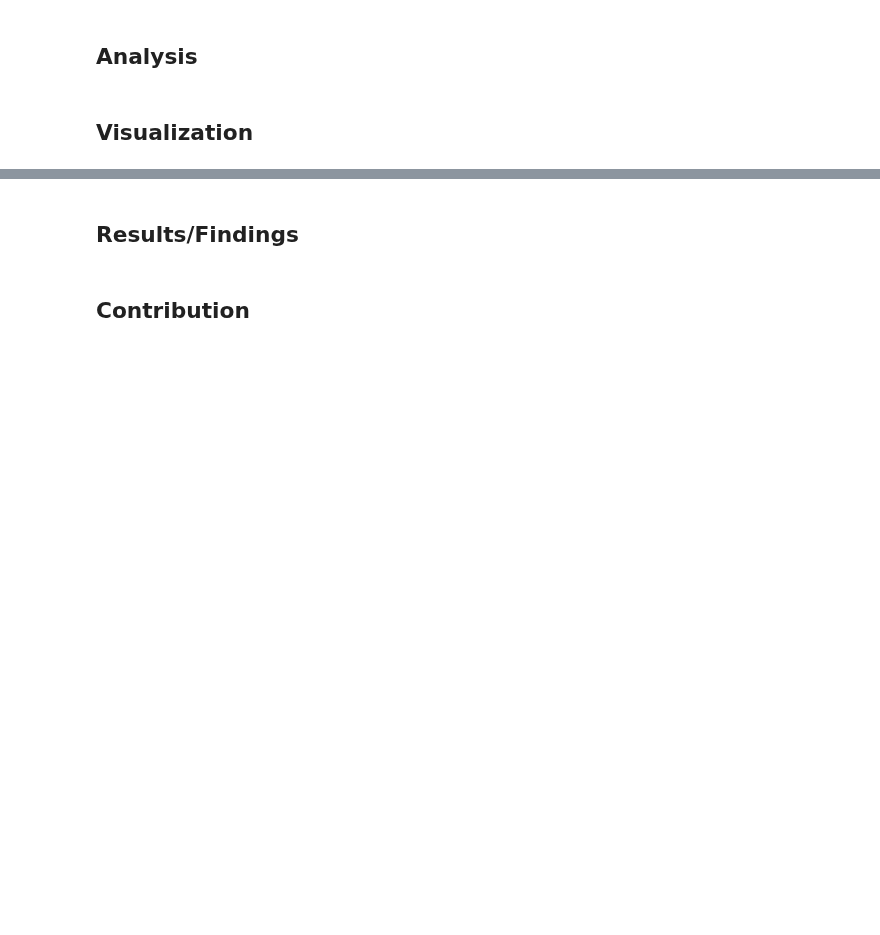
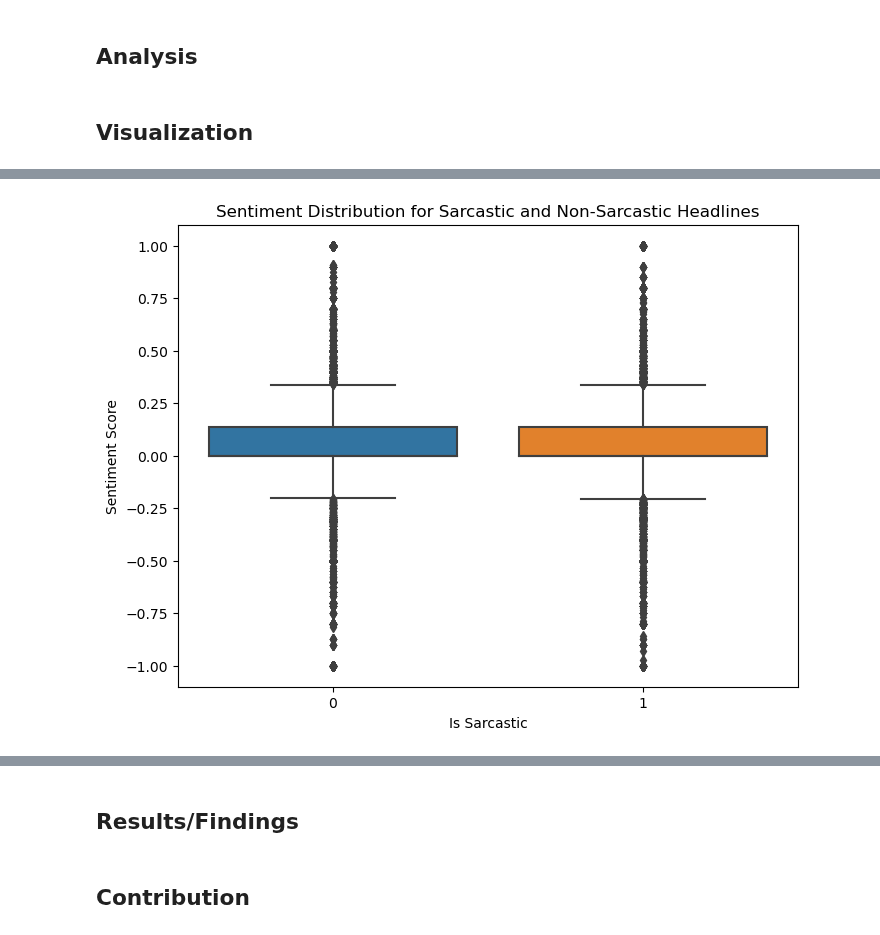
Before and after one commit to ReproTeach/final-project-cc-final-project, a Jupyter notebook: final_project.ipynb, the cells around one changed output, grey strips where cells are left out. Saved outputs shown, nothing was run; the diff lists cells and outputs as text; code cells hidden in the pictures; blank space fills up the shorter version.

```diff
--- a/final_project.ipynb
+++ b/final_project.ipynb
@@ -77,0 +157,10 @@ KeyError: '0'
+# %%
+# Visualization 2: Sentiment vs. Sarcasm
+plt.figure(figsize=(8, 6))
+sns.boxplot(x='is_sarcastic', y='sentiment_score', data=df)
+plt.xlabel('Is Sarcastic')
+plt.ylabel('Sentiment Score')
+plt.title('Sentiment Distribution for Sarcastic and Non-Sarcastic Headlines')
+plt.show()
+# %% [output]
+[figure, added]
```
Also changed, not shown: parts of 14 cells of this notebook.
